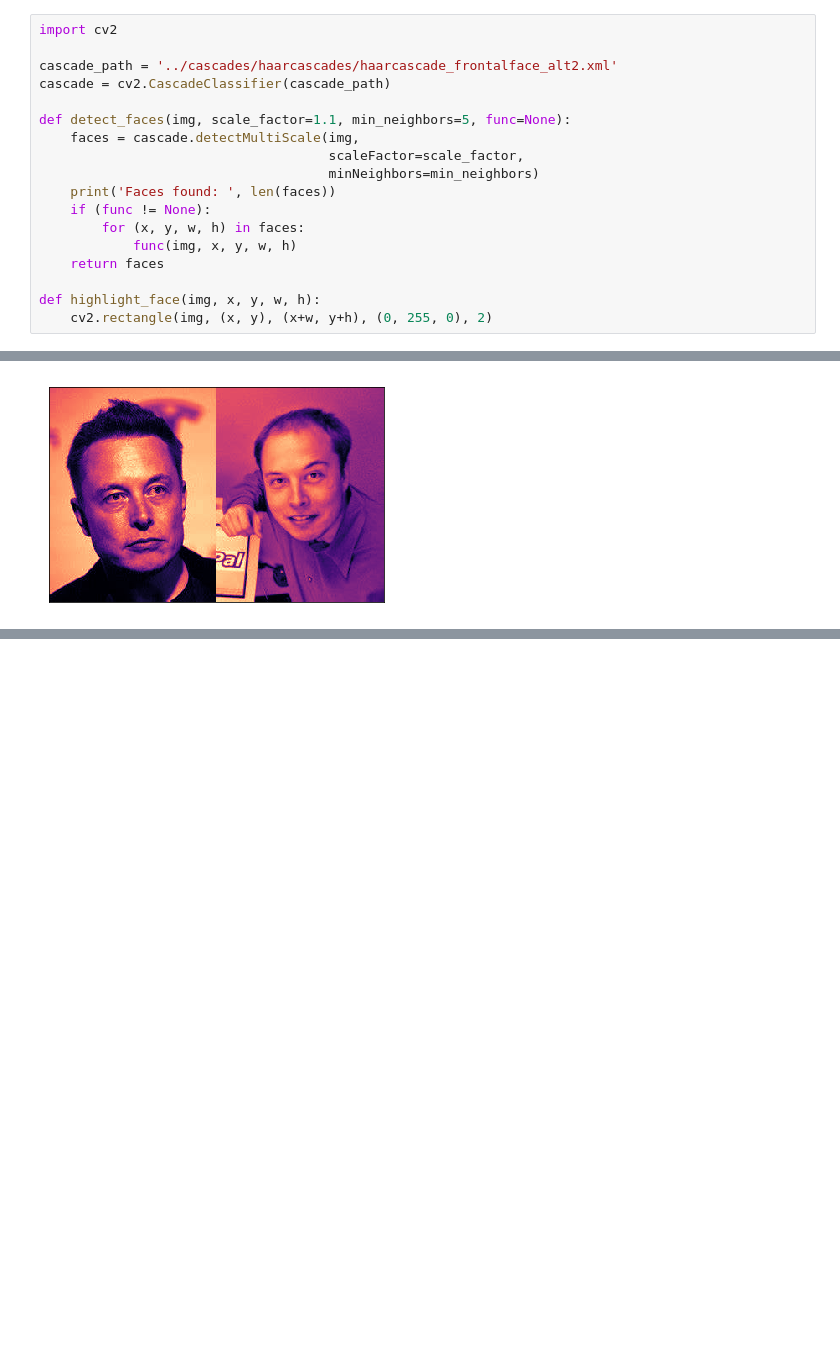
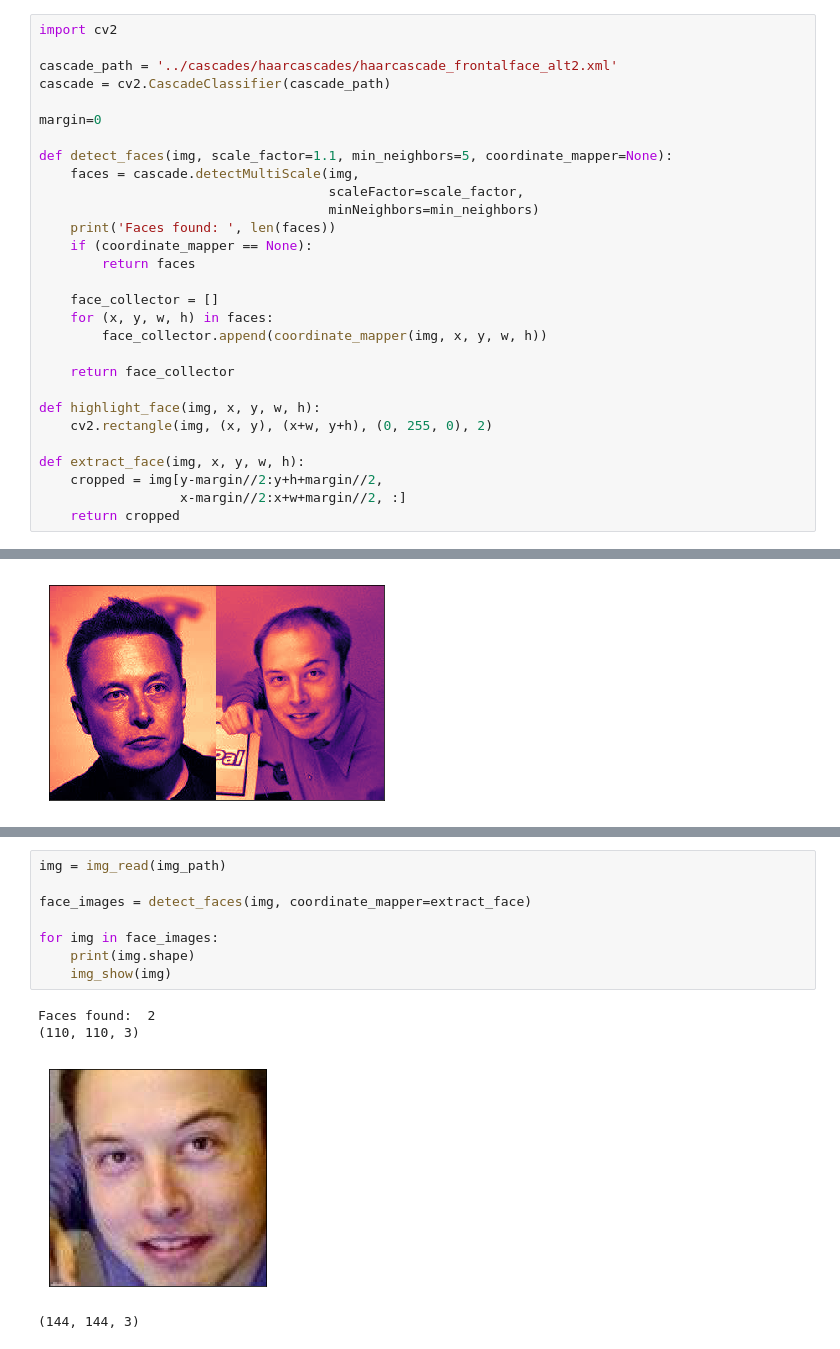
Before and after one commit to frtu/face-recognition-platform, a Jupyter notebook: notebook/image_utils.ipynb, the cells around one changed output, grey strips where cells are left out. Cells and saved outputs as stored; diff of their text form; blank space fills up the shorter version.

Commit message:
Extract faces images

```diff
--- a/notebook/image_utils.ipynb
+++ b/notebook/image_utils.ipynb
@@ -59,18 +59,29 @@ import cv2
 cascade_path = '../cascades/haarcascades/haarcascade_frontalface_alt2.xml'
 cascade = cv2.CascadeClassifier(cascade_path)
 
-def detect_faces(img, scale_factor=1.1, min_neighbors=5, func=None):
+margin=0
+
+def detect_faces(img, scale_factor=1.1, min_neighbors=5, coordinate_mapper=None):
     faces = cascade.detectMultiScale(img,
                                      scaleFactor=scale_factor,
                                      minNeighbors=min_neighbors)
     print('Faces found: ', len(faces))
-    if (func != None):
-        for (x, y, w, h) in faces:
-            func(img, x, y, w, h)
-    return faces
+    if (coordinate_mapper == None):
+        return faces
+
+    face_collector = []
+    for (x, y, w, h) in faces:
+        face_collector.append(coordinate_mapper(img, x, y, w, h))
+
+    return face_collector
 
 def highlight_face(img, x, y, w, h):
     cv2.rectangle(img, (x, y), (x+w, y+h), (0, 255, 0), 2)
+
+def extract_face(img, x, y, w, h):
+    cropped = img[y-margin//2:y+h+margin//2,
+                  x-margin//2:x+w+margin//2, :]
+    return cropped
 # %% [markdown]
 # Tests
 # %%
@@ -104,3 +114,16 @@ img_show_using_color(img, 'gray')
 # %% [output]
 Faces found:  2
 [figure]
+# %%
+img = img_read(img_path)
+
+face_images = detect_faces(img, coordinate_mapper=extract_face)
+
+for img in face_images:
+    print(img.shape)
+    img_show(img)
+# %% [output]
+Faces found:  2
+(110, 110, 3)
+[figure, added]
+(144, 144, 3)
```
Also changed, not shown: parts of 2 cells of this notebook.
